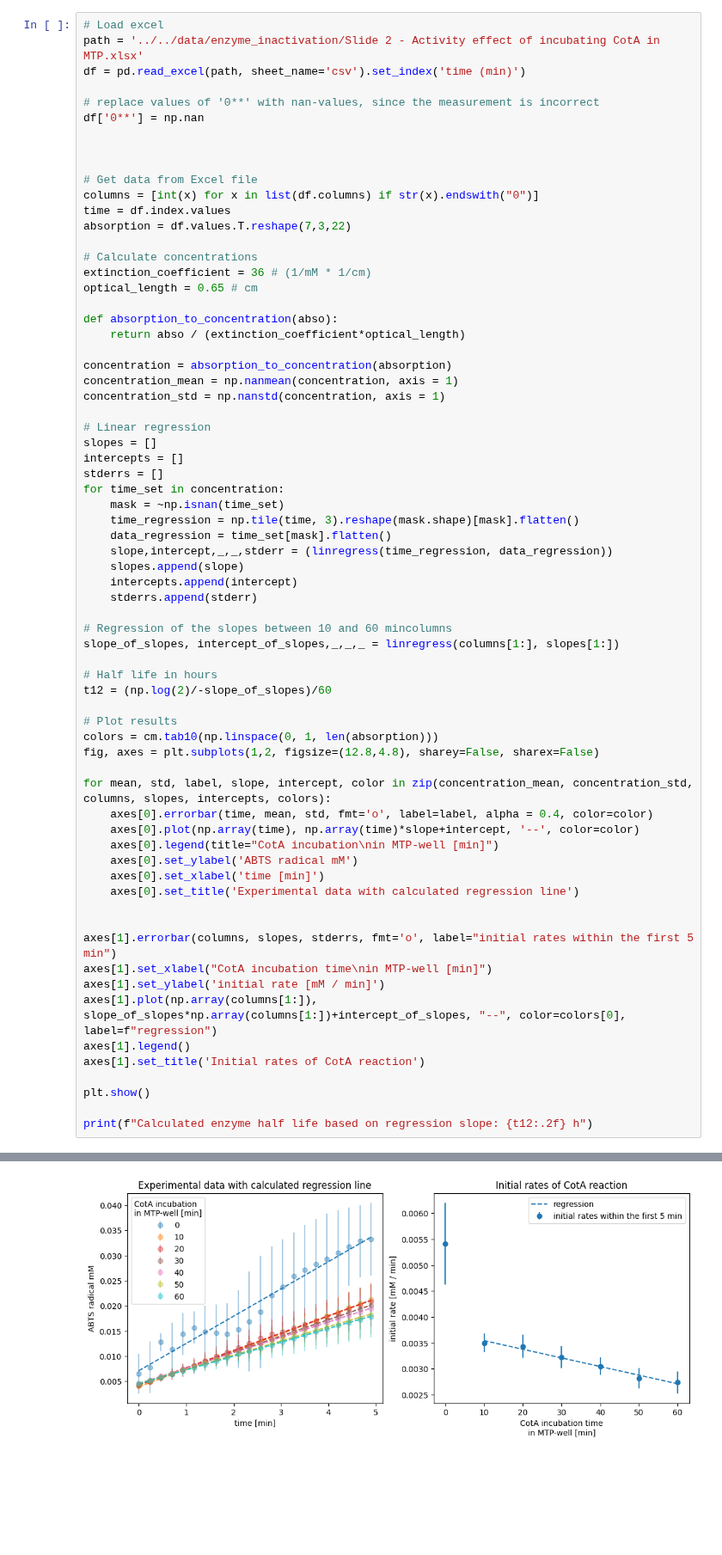
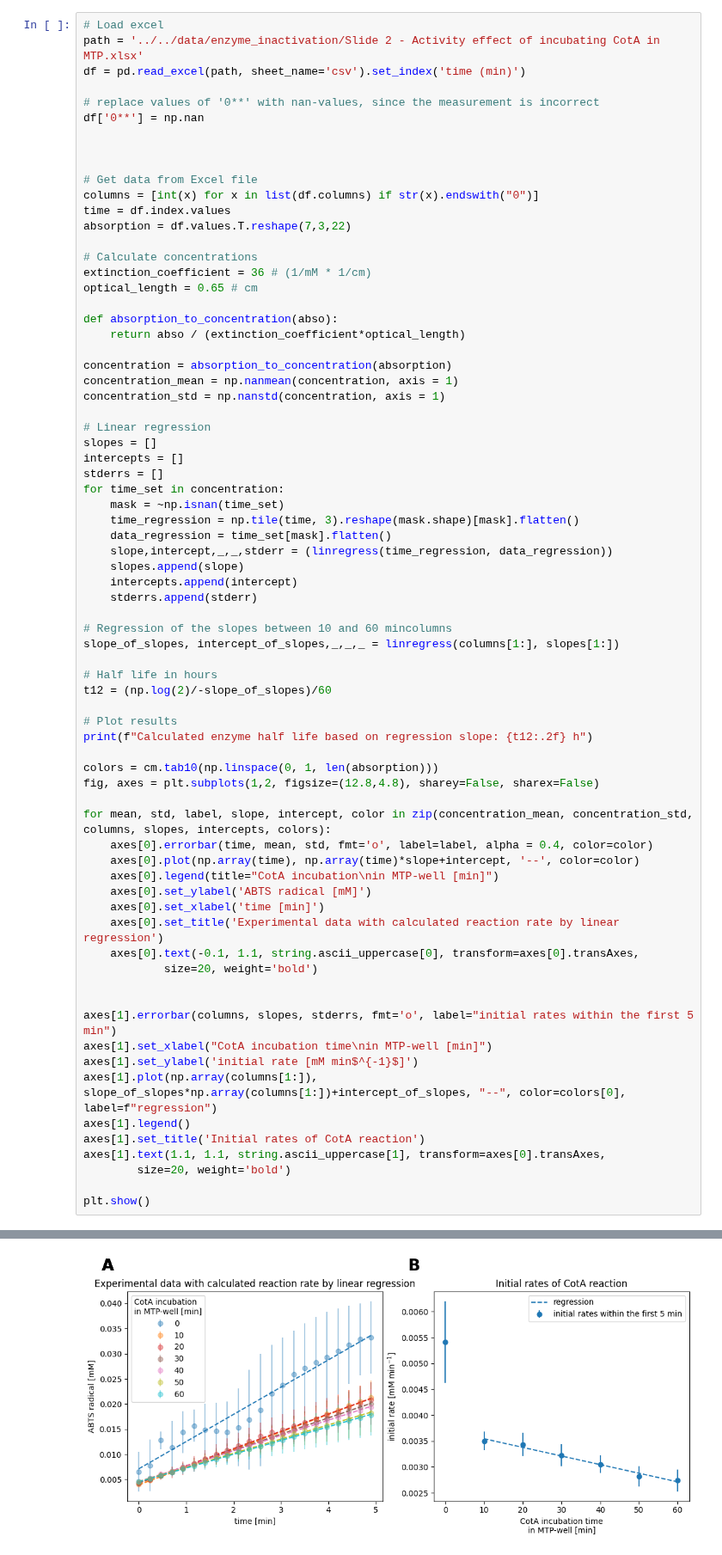
Before and after one commit to haeussma/masterthesis, a Jupyter notebook: _sources/scenarios/enzyme_inactivation.ipynb, the cells around one changed output, grey strips where cells are left out. Shown at 86% size. Drawn from its saved outputs; the diff is of its cells as text; blank space fills up the shorter version.

```diff
--- a/_sources/scenarios/enzyme_inactivation.ipynb
+++ b/_sources/scenarios/enzyme_inactivation.ipynb
@@ -105,6 +98,8 @@ slope_of_slopes, intercept_of_slopes,_,_,_ = linregress(columns[1:], slopes[1:])
 t12 = (np.log(2)/-slope_of_slopes)/60
 
 # Plot results
+print(f"Calculated enzyme half life based on regression slope: {t12:.2f} h")
+
 colors = cm.tab10(np.linspace(0, 1, len(absorption)))
 fig, axes = plt.subplots(1,2, figsize=(12.8,4.8), sharey=False, sharex=False)
 
@@ -112,19 +107,21 @@ for mean, std, label, slope, intercept, color in zip(concentration_mean, concent
     axes[0].errorbar(time, mean, std, fmt='o', label=label, alpha = 0.4, color=color)
     axes[0].plot(np.array(time), np.array(time)*slope+intercept, '--', color=color)
     axes[0].legend(title="CotA incubation\nin MTP-well [min]")
-    axes[0].set_ylabel('ABTS radical mM')
+    axes[0].set_ylabel('ABTS radical [mM]')
     axes[0].set_xlabel('time [min]')
-    axes[0].set_title('Experimental data with calculated regression line')
+    axes[0].set_title('Experimental data with calculated reaction rate by linear regression')
+    axes[0].text(-0.1, 1.1, string.ascii_uppercase[0], transform=axes[0].transAxes,
+            size=20, weight='bold')
 
 
 axes[1].errorbar(columns, slopes, stderrs, fmt='o', label="initial rates within the first 5 min")
 axes[1].set_xlabel("CotA incubation time\nin MTP-well [min]")
-axes[1].set_ylabel('initial rate [mM / min]')
+axes[1].set_ylabel('initial rate [mM min$^{-1}$]')
 axes[1].plot(np.array(columns[1:]), slope_of_slopes*np.array(columns[1:])+intercept_of_slopes, "--", color=colors[0], label=f"regression")
 axes[1].legend()
 axes[1].set_title('Initial rates of CotA reaction')
+axes[1].text(1.1, 1.1, string.ascii_uppercase[1], transform=axes[0].transAxes,
+        size=20, weight='bold')
 
 plt.show()
-
-print(f"Calculated enzyme half life based on regression slope: {t12:.2f} h")
 # %% [output]
@@ -131 +129 @@ print(f"Calculated enzyme half life based on regression slope: {t12:.2f} h")
-[figure, old version]
+[figure, new version]
```
Also changed, not shown: parts of 16 cells of this notebook, 16 other files.
